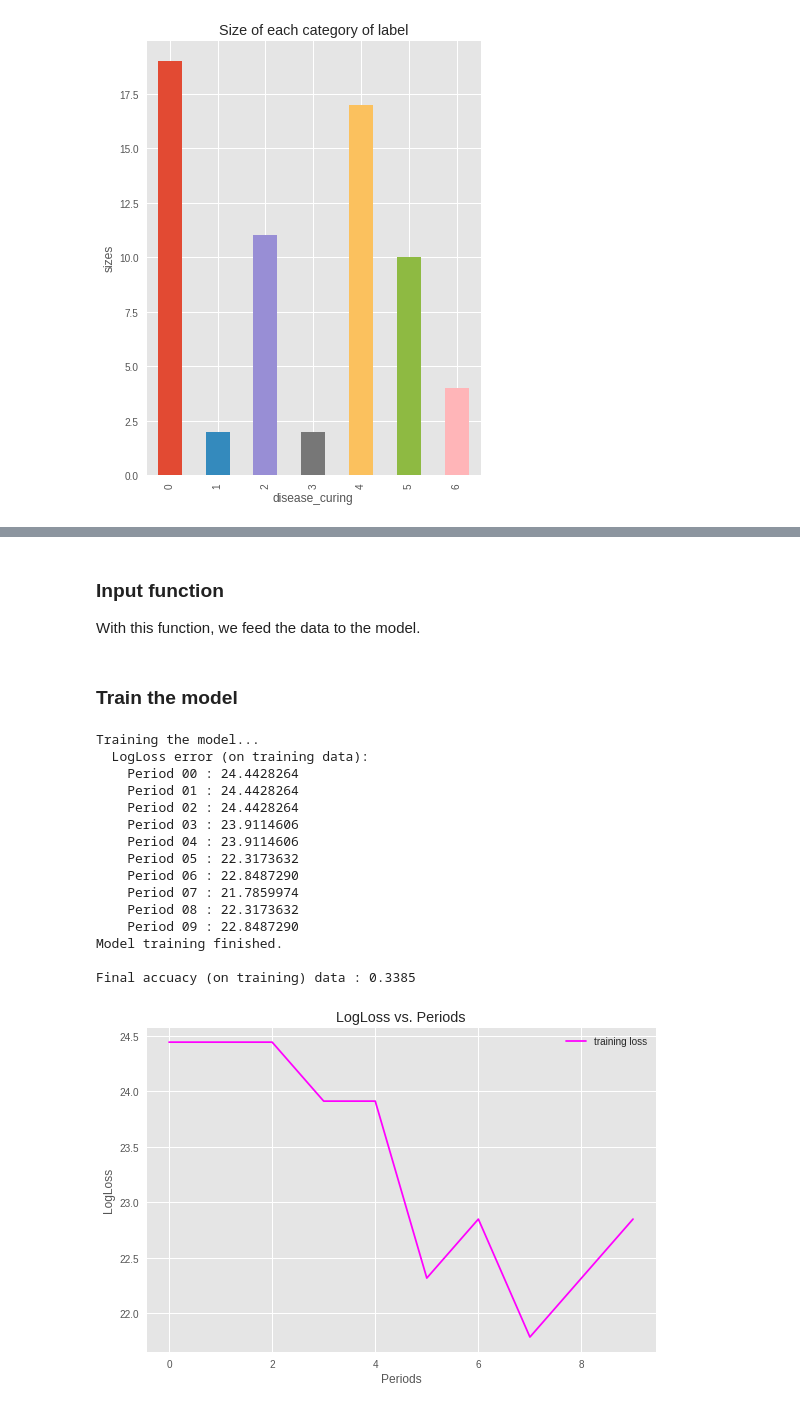
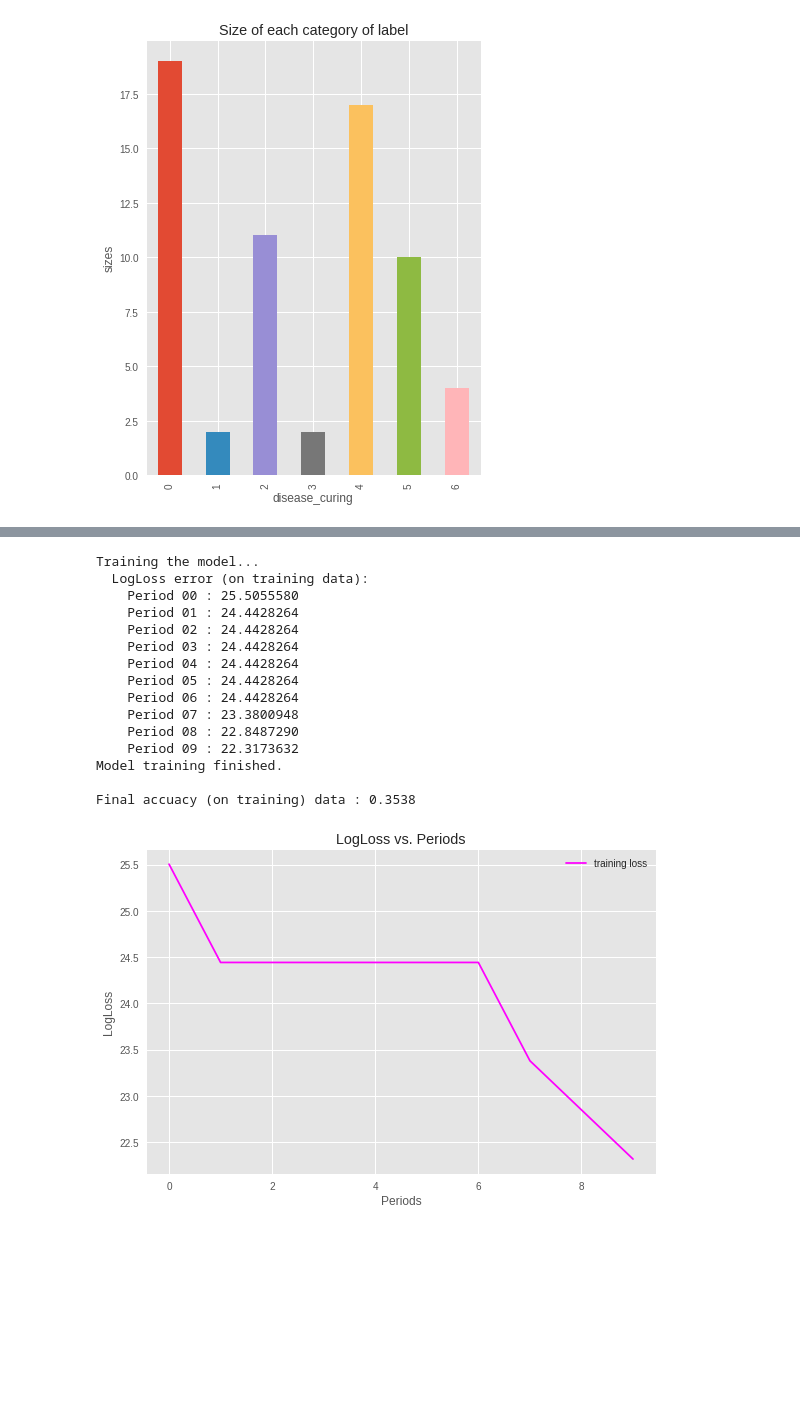
Before and after one commit to acesaif/Juice_Recommender_System, a Jupyter notebook: ml_juice_recommender.ipynb, the cells around one changed output, grey strips where cells are left out. Cells and saved outputs as stored; diff of their text form; code cells hidden in the pictures; blank space fills up the shorter version.

Commit message:
retrain the model, and changes in tuning parameters.

```diff
--- a/ml_juice_recommender.ipynb
+++ b/ml_juice_recommender.ipynb
@@ -163,9 +150,6 @@ def construct_feature_columns(input_features):
         tf.feature_column.numeric_column(my_feature)
         for my_feature in input_features
     ])
-# %% [markdown]
-### Input function
-With this function, we feed the data to the model.
 # %%
 def my_input_fn(features, targets, batch_size=1, shuffle=True,
                 num_epochs=None):
@@ -176,8 +160,6 @@ def my_input_fn(features, targets, batch_size=1, shuffle=True,
         ds = ds.shuffle(buffer_size=50)
     features, labels = ds.make_one_shot_iterator().get_next()
     return features, labels
-# %% [markdown]
-### Train the model
 # %%
 def train_nn_classification_model(my_optimizer, batch_size, steps,
                                   hidden_units, training_examples,
@@ -248,27 +229,27 @@ def train_nn_classification_model(my_optimizer, batch_size, steps,
     plt.show()
     return dnn_classifier
 # %%
-dnn_classofier = train_nn_classification_model(
-    my_optimizer=tf.train.GradientDescentOptimizer(learning_rate=0.007),
+dnn_classifier = train_nn_classification_model(
+    my_optimizer=tf.train.GradientDescentOptimizer(learning_rate=0.005),
     batch_size=3,
     steps=500,
-    hidden_units=[3, 4, 5, 6],
+    hidden_units=[8, 7, 6, 4],
     training_examples=training_examples,
     training_targets=training_targets)
 # %% [output]
 Training the model...
   LogLoss error (on training data):
-    Period 00 : 24.4428264
+    Period 00 : 25.5055580
     Period 01 : 24.4428264
     Period 02 : 24.4428264
-    Period 03 : 23.9114606
-    Period 04 : 23.9114606
-    Period 05 : 22.3173632
-    Period 06 : 22.8487290
-    Period 07 : 21.7859974
-    Period 08 : 22.3173632
-    Period 09 : 22.8487290
+    Period 03 : 24.4428264
+    Period 04 : 24.4428264
+    Period 05 : 24.4428264
+    Period 06 : 24.4428264
+    Period 07 : 23.3800948
+    Period 08 : 22.8487290
+    Period 09 : 22.3173632
 Model training finished.
 
-Final accuacy (on training) data : 0.3385
+Final accuacy (on training) data : 0.3538
-[figure, old version]
+[figure, new version]
```
Also changed, not shown: parts of 12 cells of this notebook.
